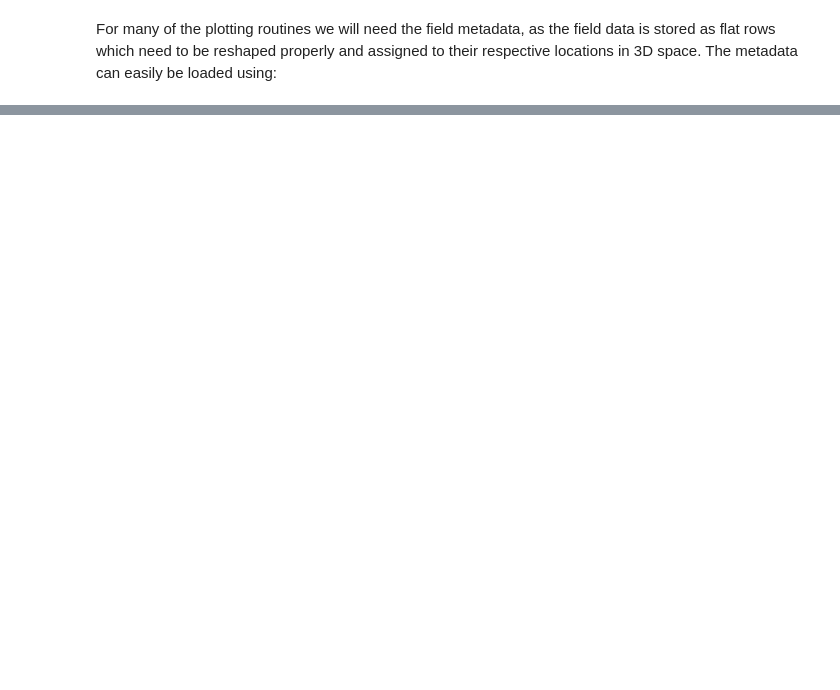
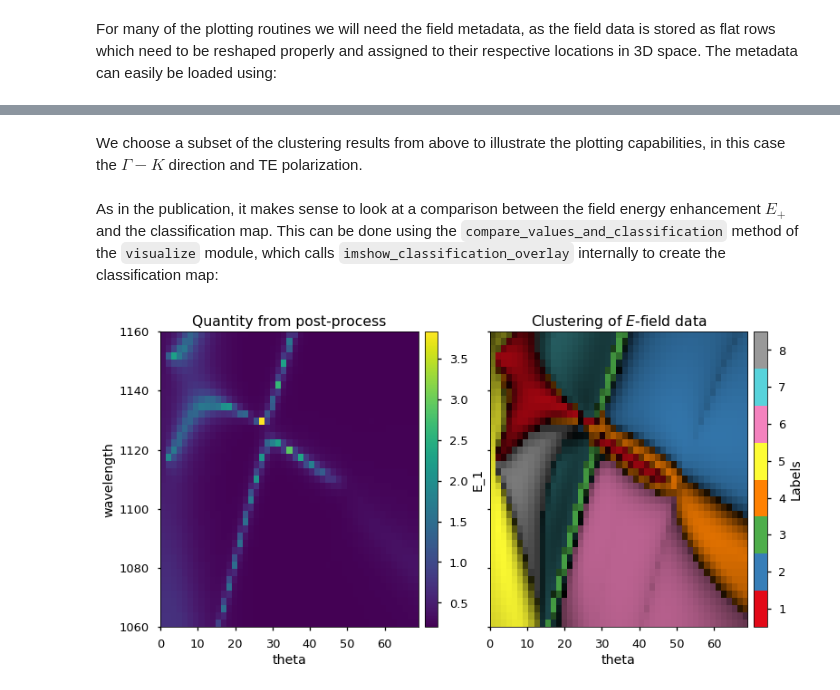
Before and after one commit to cbpygit/phc_mode_clustering, a Jupyter notebook: notebooks/How to Perform the Clustering.ipynb, the cells around one changed output, grey strips where cells are left out. Cells and saved outputs as stored; diff of their text form; code cells hidden in the pictures; blank space fills up the shorter version.

Commit message:
Finished the main introductory notebook.

```diff
--- a/notebooks/How to Perform the Clustering.ipynb
+++ b/notebooks/How to Perform the Clustering.ipynb
@@ -16,7 +16,7 @@ import pandas as pd
 import seaborn as sns
 
 from mpl_toolkits.axes_grid1 import ImageGrid
-sns.set_context('notebook')
+sns.set_context('talk')
 # %% [markdown]
 Import of the modules defined in the `src` module of this project.
 # %%
@@ -34,7 +41,7 @@ To perform the clustering, we first load the general results from the `parameter
 
 **Note** that the full datasets are large! Loading them completely and performing the clustering will need a lot of memory, depending on the clustering technique and parameters. The `tools.get_results` function therefore allows to use only every nth angle and wavelengths, which is convenient and great for testing and to find the system limitations.
 # %%
-every = 40
+every = 10
 
 print 'Loading simulation data, using every', every, 'angles and wavelength.'
 sim_data_init = tools.get_results(every, every)
@@ -84,0 +108,2 @@ logging.basicConfig(level=logging.DEBUG, format=log_fmt)
+# %%
+tools.set_cache(True)
@@ -117,0 +147,25 @@ lengths, pointlist, domain_ids = tools.get_metadata()
+# %% [markdown]
+We choose a subset of the clustering results from above to illustrate the plotting capabilities, in this case the $\Gamma-K$ direction and TE polarization.
+# %%
+direc = 'Gamma-K'
+pol = 'TE'
+
+# Some derived identifiers
+ipol = tools.POLS.index(pol)
+pol_suf = tools.DEFAULT_SIM_PDICT[pol]
+
+# Selection of model and result data from the complete clustering
+model = model_data[direc][pol]['model']
+sim_nums = model_data[direc][pol]['sim_nums']
+data = sim_data.loc[sim_nums]
+# %% [markdown]
+As in the publication, it makes sense to look at a comparison between the field energy enhancement $E_+$ and the classification map. This can be done using the `compare_values_and_classification` method of the `visualize` module, which calls `imshow_classification_overlay` internally to create the classification map:
+# %%
+fig = plt.figure(figsize=(12, 6))
+# The second parameter can take e.g. `E` for the field enhancement or 'r'/'t'
+# for reflectance or transmittance.
+_ = vis.compare_values_and_classification(data, 'E', pol_suf, fig,
+                                          overlay_kwargs=dict(aspect='auto'),
+                                          interpolation='none')
+# %% [output]
+[figure, added]
```
Also changed, not shown: parts of 20 cells of this notebook.
